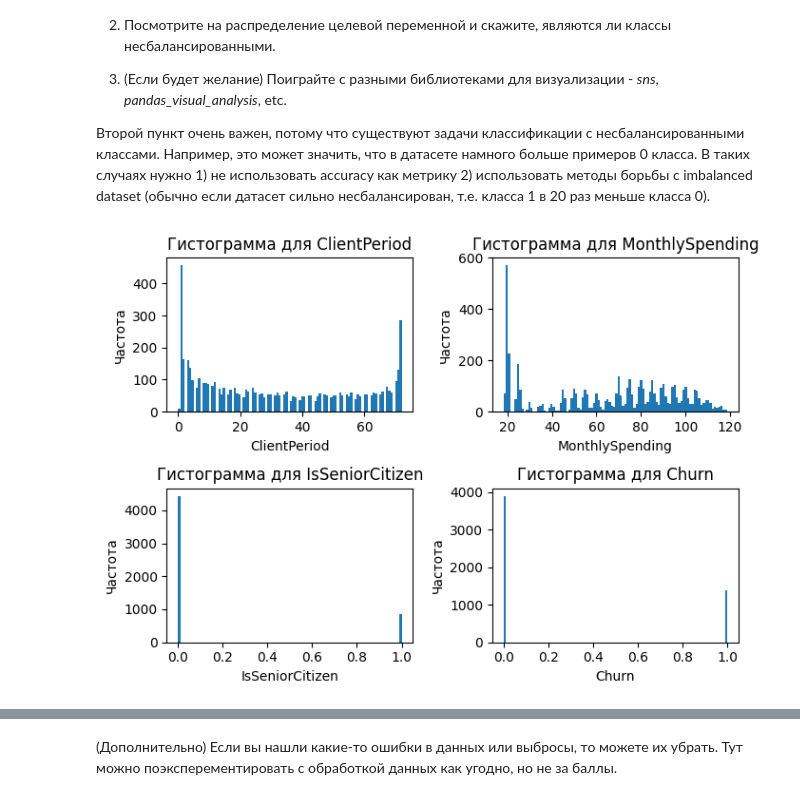
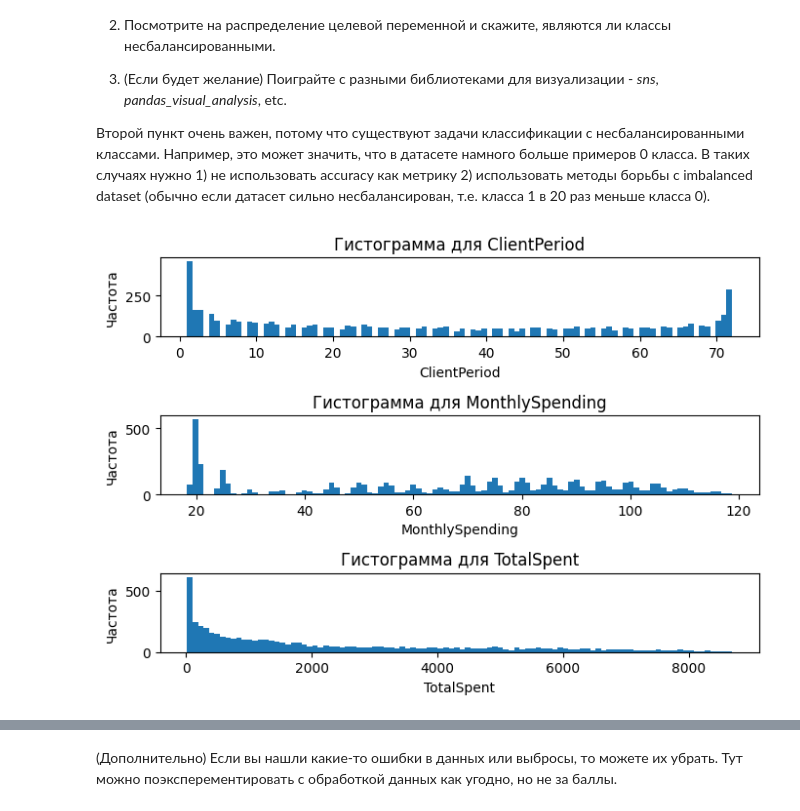
Before and after one commit to apodvoisky/DLS2023, a Jupyter notebook: hw_kaggle.ipynb, the cells around one changed output, grey strips where cells are left out. Cells and saved outputs as stored; diff of their text form; code cells hidden in the pictures.

```diff
--- a/hw_kaggle.ipynb
+++ b/hw_kaggle.ipynb
@@ -180,29 +190,27 @@ memory usage: 825.4+ KB
 # %%
 #1) Для численных призанков постройте гистограмму (plt.hist(...)) или
 #boxplot (plt.boxplot(...)). Для категориальных посчитайте количество
 #каждого значения для каждого признака. Для каждой колонки надо сделать
 #data.value_counts() и построить bar диаграммы plt.bar(...) или круговые
 #диаграммы plt.pie(...) (хорошо, елси вы сможете это сделать на одном
 #графике с помощью plt.subplots(...)).
 
 settings = {
     "bins": 100,
     "plot_size" : {"width": 7, "height": 5},
 }
 
-numeric_features = data.select_dtypes(include=[int, float]).columns
-
 plt.figure(
     figsize=(settings["plot_size"]["width"], settings["plot_size"]["height"]))
 
-for i, feature in enumerate(numeric_features):
-    plt.subplot(2, 2, i + 1)
+for i, feature in enumerate(num_cols):
+    plt.subplot(len(num_cols), 1, i + 1)
     plt.hist(data[feature], bins=settings["bins"])
     plt.xlabel(feature)
     plt.ylabel('Частота')
     plt.title(f'Гистограмма для {feature}')
 
 plt.tight_layout()
 plt.show()
 # %% [output]
-[figure, old version]
+[figure, new version]
```
Also changed, not shown: parts of 9 cells of this notebook.
